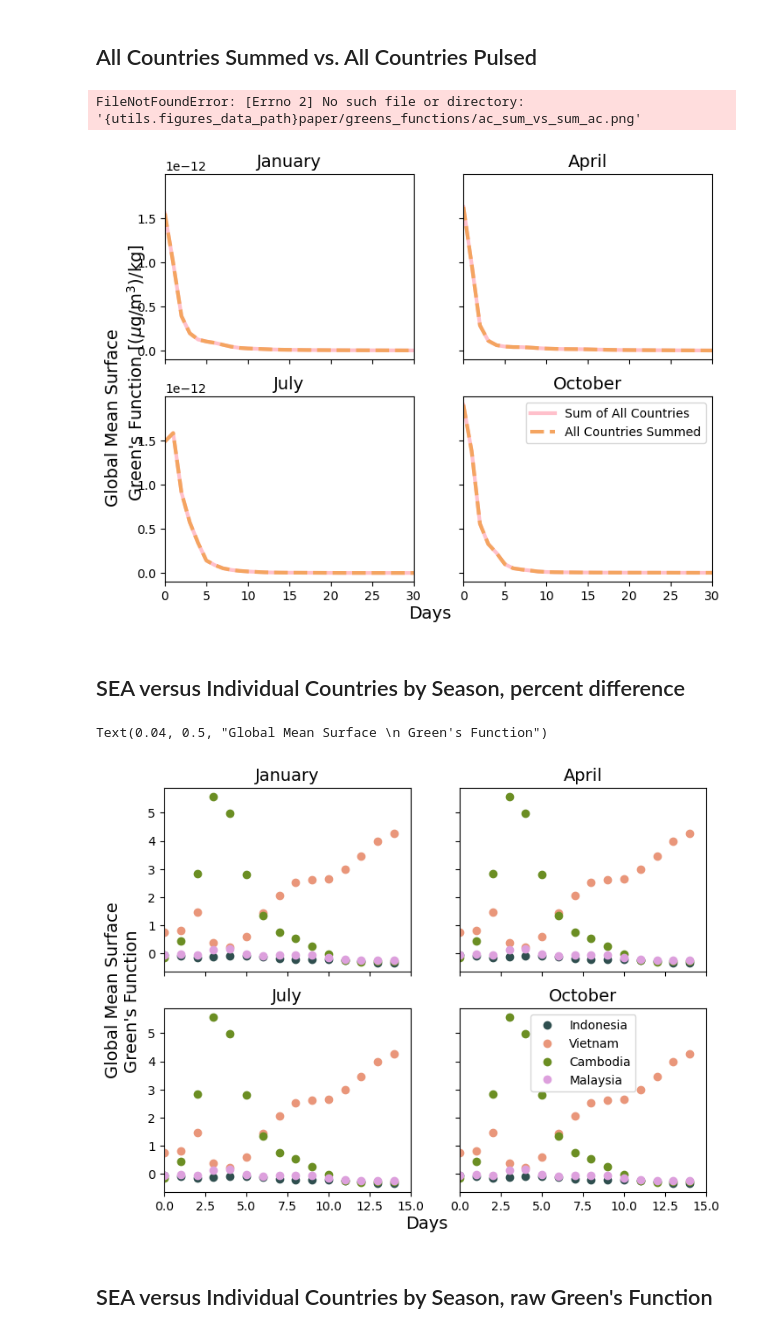
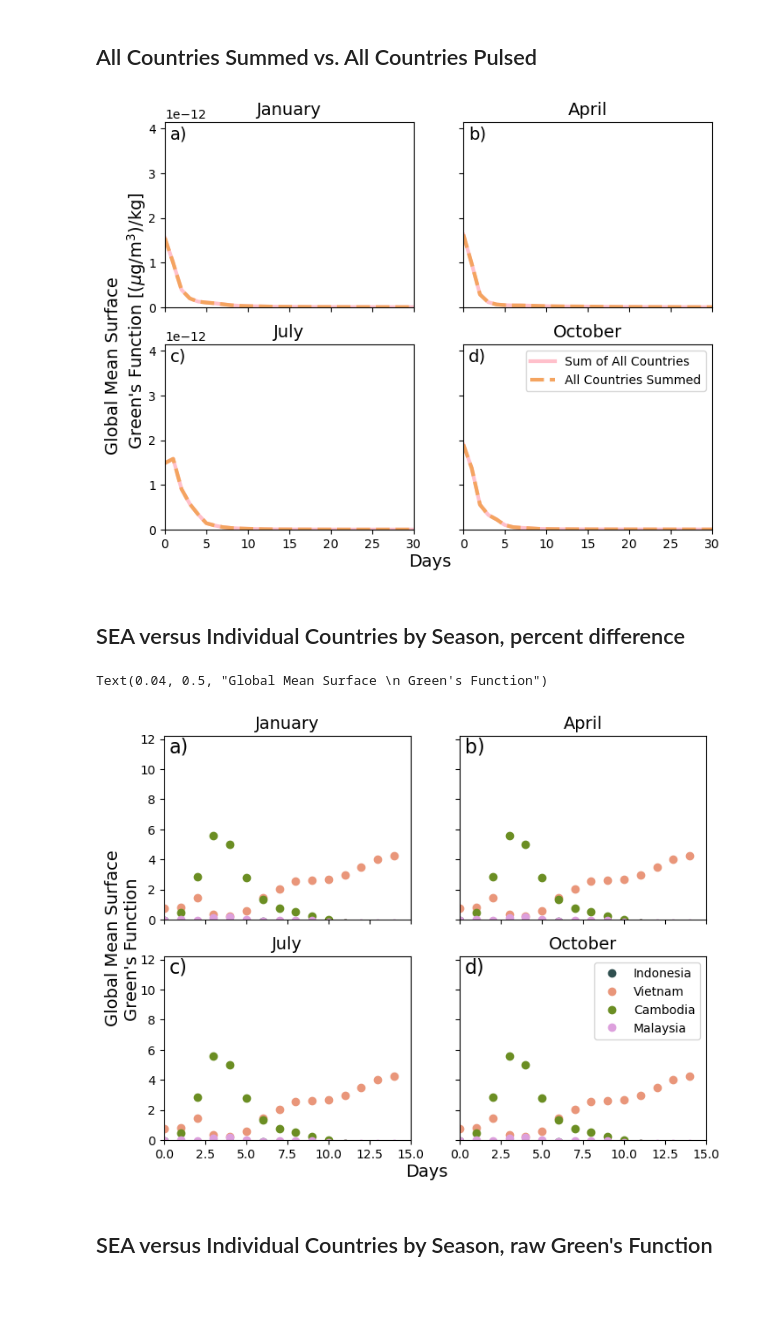
Before and after one commit to lfreese/BC-IRF, a Jupyter notebook: analysis_plotting/plots_greens_functions.ipynb, the cells around one changed output. Saved outputs shown, nothing was run; the diff lists cells and outputs as text; code cells hidden in the pictures; blank space fills up the shorter version.

```diff
--- a/analysis_plotting/plots_greens_functions.ipynb
+++ b/analysis_plotting/plots_greens_functions.ipynb
@@ -128,40 +129,48 @@ for idx, m in enumerate(['Jan','Apr','July','Oct']):
     axes[idx].plot(np.arange(0,len(G_mean.sel(run = r)['time'])), G_mean.sel(run = f'all_countries_summed_{m}'), label = 'Sum of All Countries', color = 'pink', linewidth = 3)
     axes[idx].plot(np.arange(0,len(G_mean.sel(run = r)['time'])), G_mean.sel(run = f'all_countries_{m}'), label = 'All Countries Summed', linestyle = '--', color = 'sandybrown', linewidth = 3)
     axes[idx].set_title(months_dict[m], fontsize = 14)
+
+for idx, ax in enumerate(axes.ravel()):
+    subplot_letter = chr(ord('a') + idx)
+    ax.text(0.02, 0.91, subplot_letter + ')', transform=ax.transAxes, fontsize=14)
+    ax.set_ylim(0, ax.get_ylim()[1]*1.2)
+
 plt.xlim(0,30)
 plt.legend()
 fig.text(0.5, 0.04, 'Days', ha='center', fontsize = 14)
 fig.text(0.04, 0.5, 'Global Mean Surface \n Green\'s Function [($\mu$g/m$^3$)/kg]', va='center', rotation='vertical', fontsize = 14)
-#plt.suptitle("Sum of the Pulse vs. Pulse of the Sum for each Month", fontsize = 16)
-plt.savefig('{utils.figures_data_path}paper/greens_functions/ac_sum_vs_sum_ac.png', dpi = 250, bbox_inches = 'tight')
+plt.savefig(f'{utils.figures_data_path}paper/greens_functions/ac_sum_vs_sum_ac.png', dpi = 250, bbox_inches = 'tight')
 # %% [output]
-FileNotFoundError: [Errno 2] No such file or directory: '{utils.figures_data_path}paper/greens_functions/ac_sum_vs_sum_ac.png'
-[figure, old version]
+[figure, new version]
 # %% [markdown]
 ## SEA versus Individual Countries by Season, percent difference
 # %%
 months_dict = {'Jan':'January','Apr':'April','July':'July','Oct':'October'}
 label_dict = {'Indo':'Indonesia', 'Malay':'Malaysia','Viet':'Vietnam','Cambod':'Cambodia', 'SEA':'Southeast Asia'}
 
 
 fig, axes = plt.subplots(2, 2, sharex = True, sharey = True, figsize = [8,6])
 axes = axes.ravel()
 for idx, m in enumerate(['Jan','Apr','July','Oct']):
     #axes[idx].plot(np.arange(0,len(G_mean.sel(run = r)['time'])), G_mean.sel(run = f'all_countries_{m}'), label = label_dict['SEA'], color = region_colors['SEA'], linewidth = 3)
     for c in ['Indo','Viet','Cambod','Malay']:
         data = (((G_mean.sel(run = f'{c}_Jan'))-G_mean.sel(run = 'all_countries_Jan'))/G_mean.sel(run = 'all_countries_Jan')).isel(time = slice(0,15))
         axes[idx].plot(np.arange(0,len(data['time'])), data, marker = 'o', label = label_dict[c], color = region_colors[c], linestyle = "None")
         axes[idx].set_title(months_dict[m], fontsize = 14)
+for idx, ax in enumerate(axes.ravel()):
+    subplot_letter = chr(ord('a') + idx)
+    ax.text(0.02, 0.91, subplot_letter + ')', transform=ax.transAxes, fontsize=14)
+    ax.set_ylim(0, ax.get_ylim()[1]*1.2)
 
 plt.legend()
 plt.xlim(0,15)
 fig.text(0.5, 0.04, 'Days', ha='center', fontsize = 14)
 fig.text(0.04, 0.5, 'Global Mean Surface \n Green\'s Function', va='center', rotation='vertical', fontsize = 14)
-#plt.suptitle("Pulses At Varying Times in January in Indonesia", fontsize = 16)
+
 #plt.savefig('{utils.figures_data_path}paper/greens_functions/ac_v_countries_dif.png', dpi = 250, bbox_inches = 'tight')
 # %% [output]
 Text(0.04, 0.5, "Global Mean Surface \n Green's Function")
-[figure, old version]
+[figure, new version]
 # %% [markdown]
 ## SEA versus Individual Countries by Season, raw Green's Function
 # %%
```
Also changed, not shown: parts of 5 cells of this notebook, 2 other files.
